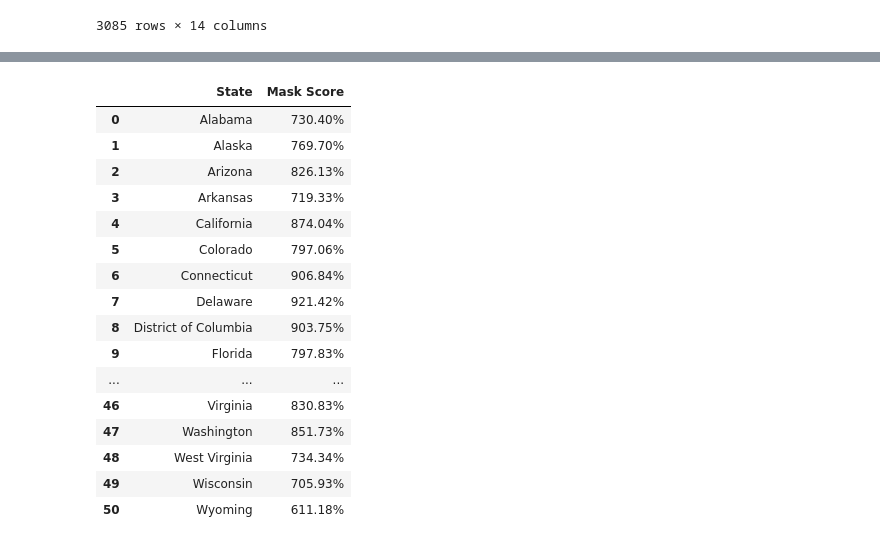
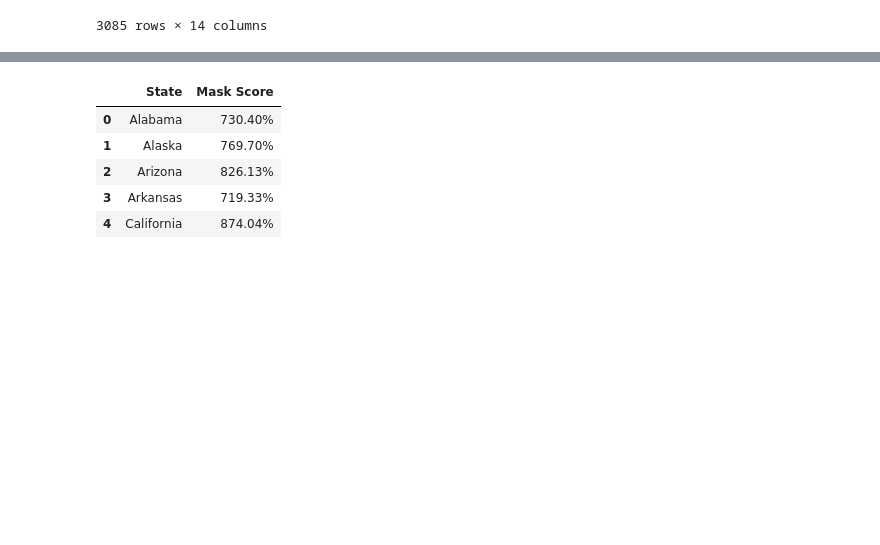
Before and after one commit to matthewkilleen0830/COVID-Mask-Scores, a Jupyter notebook: covidMasks.ipynb, the cells around one changed output, grey strips where cells are left out. Drawn from its saved outputs; the diff is of its cells as text; code cells hidden in the pictures; blank space fills up the shorter version.

```diff
--- a/covidMasks.ipynb
+++ b/covidMasks.ipynb
@@ -1233,25 +1236,14 @@ mean_df
 # %%
 # Create new DataFrame with only desired columns
 stateAVG = mean_df[["State", "Mask Score"]].copy()
-stateAVG
+stateAVG.head()
 # %% [output]
 |  | State | Mask Score |
 | 0 | Alabama | 730.40% |
 | 1 | Alaska | 769.70% |
 | 2 | Arizona | 826.13% |
 | 3 | Arkansas | 719.33% |
 | 4 | California | 874.04% |
-| 5 | Colorado | 797.06% |
-| 6 | Connecticut | 906.84% |
-| 7 | Delaware | 921.42% |
-| 8 | District of Columbia | 903.75% |
-| 9 | Florida | 797.83% |
-| ... | ... | ... |
-| 46 | Virginia | 830.83% |
-| 47 | Washington | 851.73% |
-| 48 | West Virginia | 734.34% |
-| 49 | Wisconsin | 705.93% |
-| 50 | Wyoming | 611.18% |
 # %%
 # Merge primary DataFrame with state averages DataFrame to import calculated mean by state
 DataFrame = DataFrame.merge(stateAVG, how = "left", left_on = "State", right_on = "State", on = None, sort = False, copy = True, indicator = False, validate = None)
```
Also changed, not shown: parts of 50 cells of this notebook.
